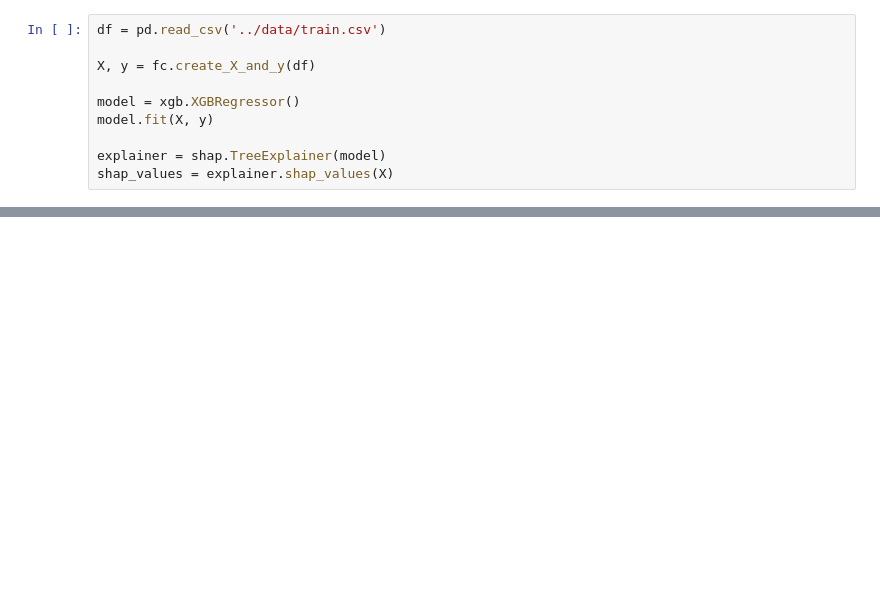
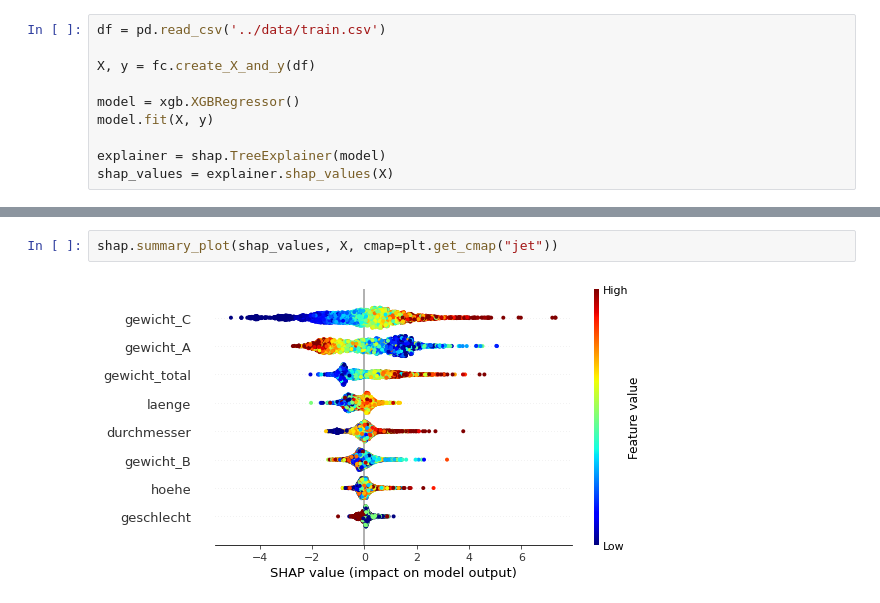
Before and after one commit to SebaRenner/Sea-Life, a Jupyter notebook: modelling/Shap.ipynb, the cells around one changed output, grey strips where cells are left out. Drawn from its saved outputs; the diff is of its cells as text; blank space fills up the shorter version.

Commit message:
Added feature importance plot and one-hot encoder to function collection

```diff
--- a/modelling/Shap.ipynb
+++ b/modelling/Shap.ipynb
@@ -19,0 +21,4 @@ shap.summary_plot(shap_values, X, plot_type='bar')
+# %%
+shap.summary_plot(shap_values, X, cmap=plt.get_cmap("jet"))
+# %% [output]
+[figure, added]
```
Also changed, not shown: parts of 3 cells of this notebook, 2 other files.
